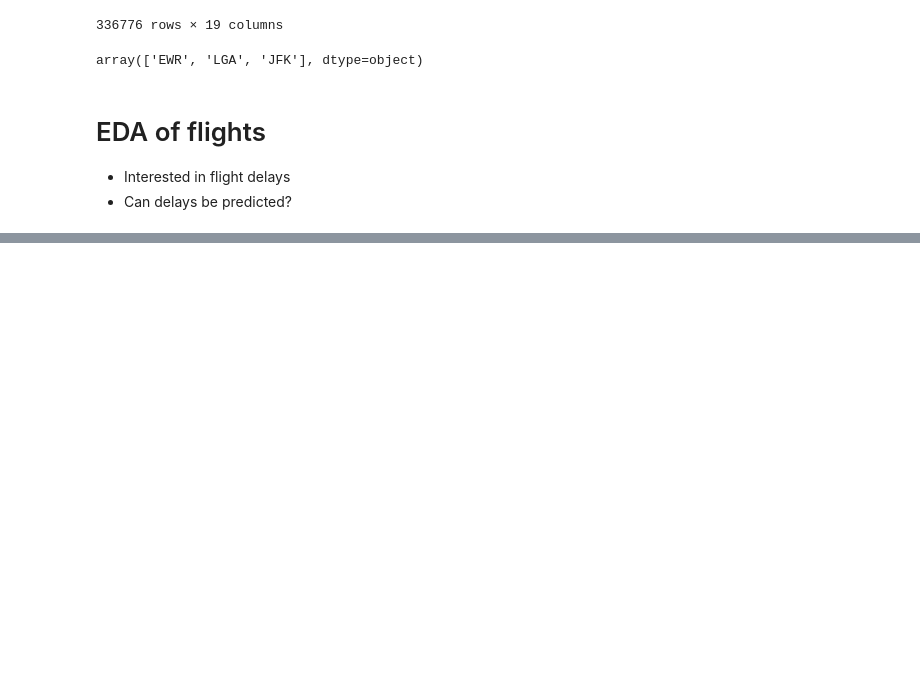
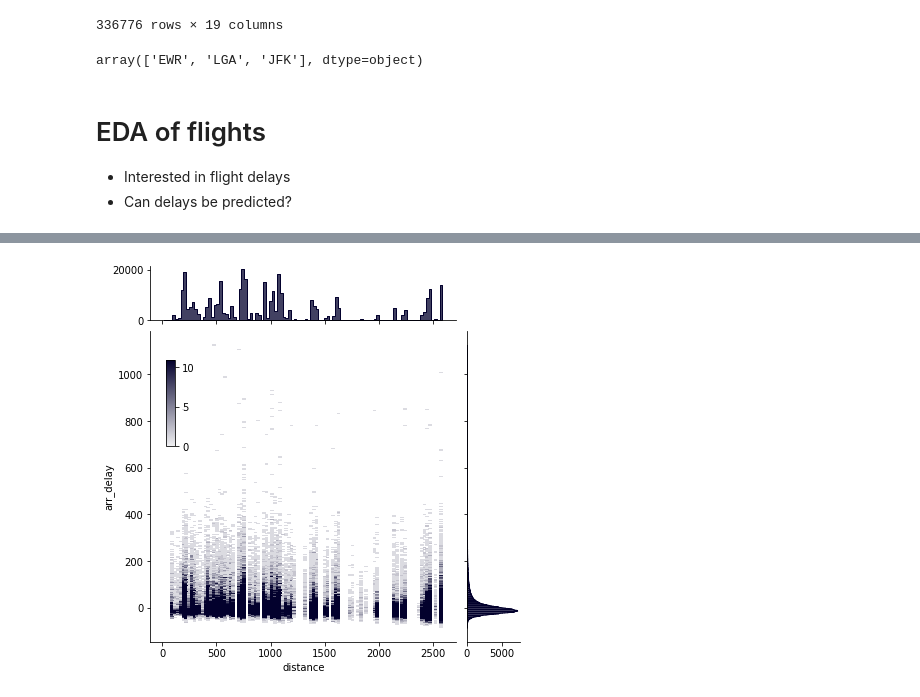
Before and after one commit to mguner/summer-2022, a Jupyter notebook: 05c-flights-intro.ipynb, the cells around one changed output, grey strips where cells are left out. Drawn from its saved outputs; the diff is of its cells as text; code cells hidden in the pictures; blank space fills up the shorter version.

```diff
--- a/05c-flights-intro.ipynb
+++ b/05c-flights-intro.ipynb
@@ -92,0 +133,5 @@ array(['EWR', 'LGA', 'JFK'], dtype=object)
+# %%
+# Create a new dataset without the outliers
+flights2 = flights[flights['distance'] < 3000]
+
+flights2.shape
@@ -92,0 +151,10 @@ array(['EWR', 'LGA', 'JFK'], dtype=object)
+# %%
+g = sns.JointGrid(data=flights2, x="distance", y="arr_delay", marginal_ticks=True)
+cax = g.fig.add_axes([.15, .55, .02, .2]) # left, bottom, width, height
+g.plot_joint(
+    sns.histplot, discrete=(False, False),
+    cmap="light:#03012d", pmax=.1, cbar=True, cbar_ax=cax
+)
+g.plot_marginals(sns.histplot, element="step", color="#03012d");
+# %% [output]
+[figure, added]
```
Also changed, not shown: parts of 11 cells of this notebook.
